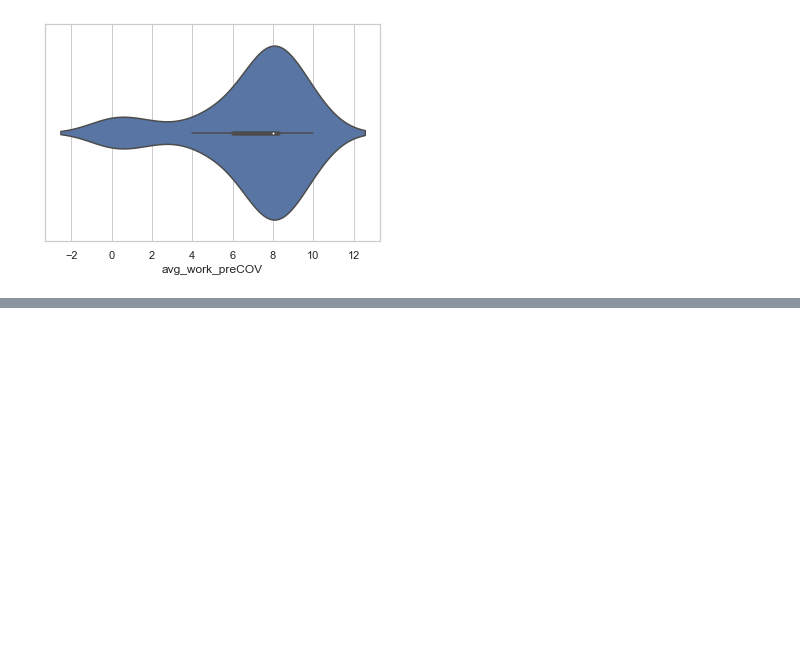
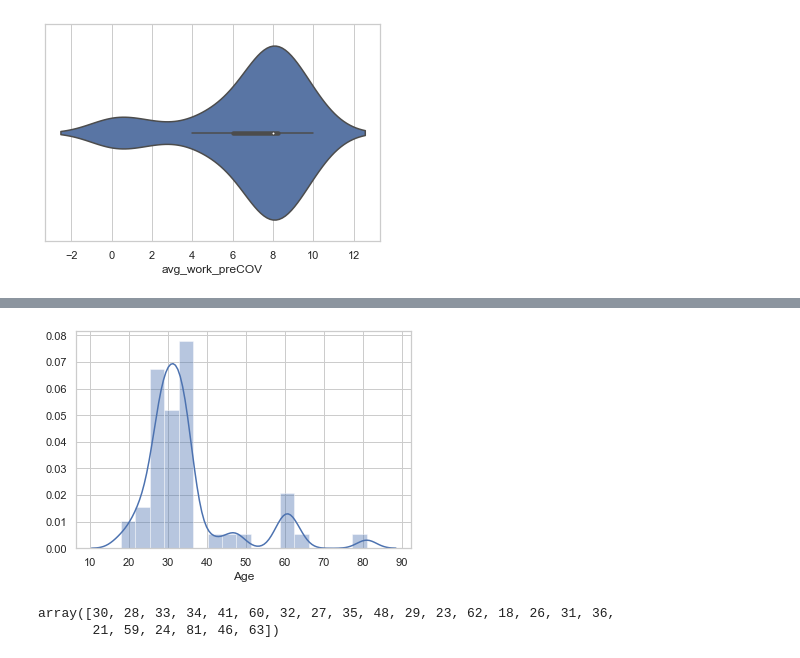
Before and after one commit to cfmago/Project-Week-6, a Jupyter notebook: your-project/week-6-project-plots.ipynb, the cells around one changed output, grey strips where cells are left out. Drawn from its saved outputs; the diff is of its cells as text; code cells hidden in the pictures; blank space fills up the shorter version.

```diff
--- a/your-project/week-6-project-plots.ipynb
+++ b/your-project/week-6-project-plots.ipynb
@@ -275,0 +319,19 @@ plt.show()
+# %%
+# Age
+
+x = data['Age']
+
+sns.set(style="whitegrid")
+
+ax = sns.distplot(x)
+
+plt.savefig('Figures/age_hist.jpg')
+
+plt.show()
+# %% [output]
+[figure, added]
+# %%
+data['Age'].unique()
+# %% [output]
+array([30, 28, 33, 34, 41, 60, 32, 27, 35, 48, 29, 23, 62, 18, 26, 31, 36,
+       21, 59, 24, 81, 46, 63])
```
Also changed, not shown: parts of 17 cells of this notebook, 9 other files.
